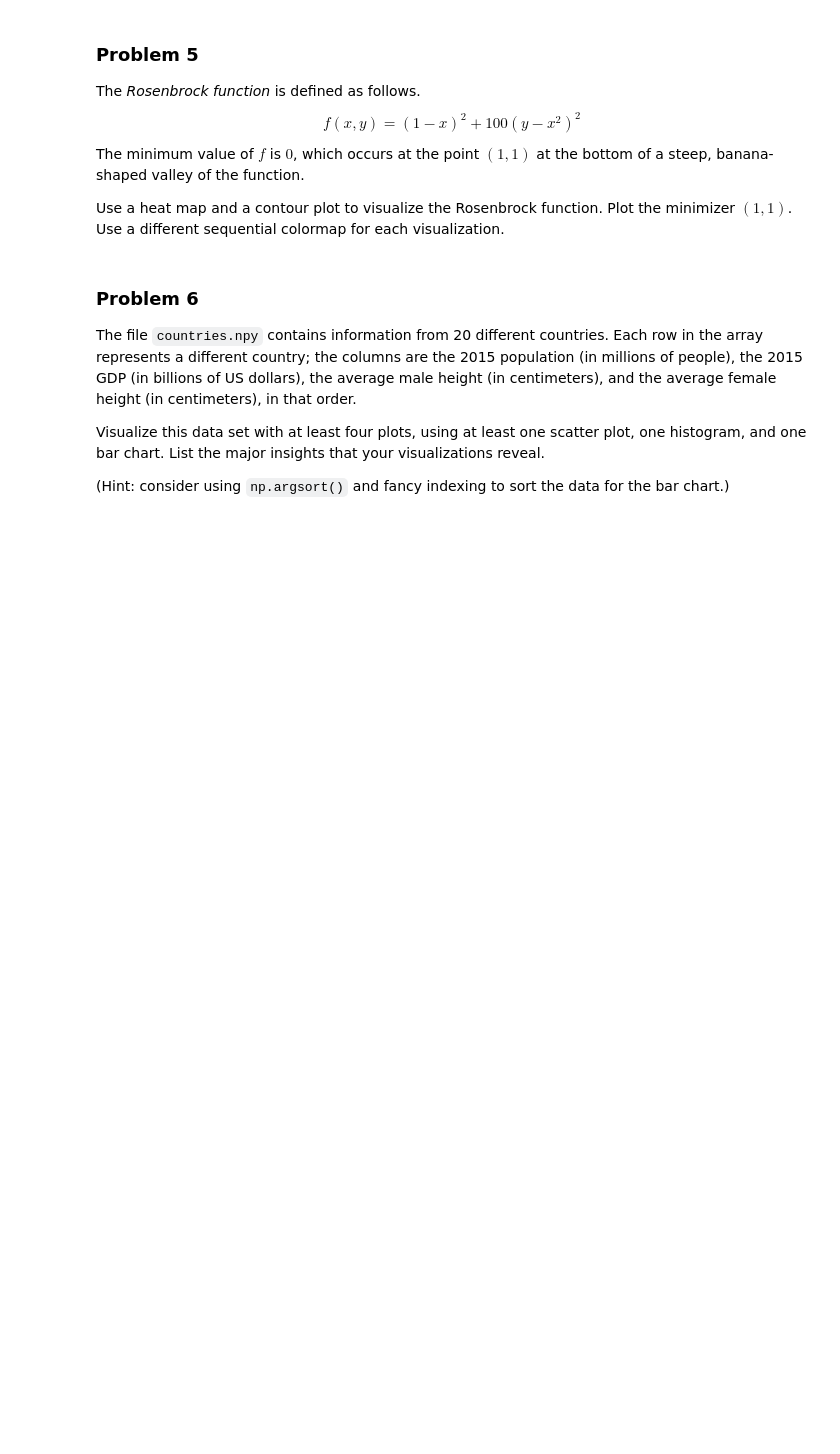
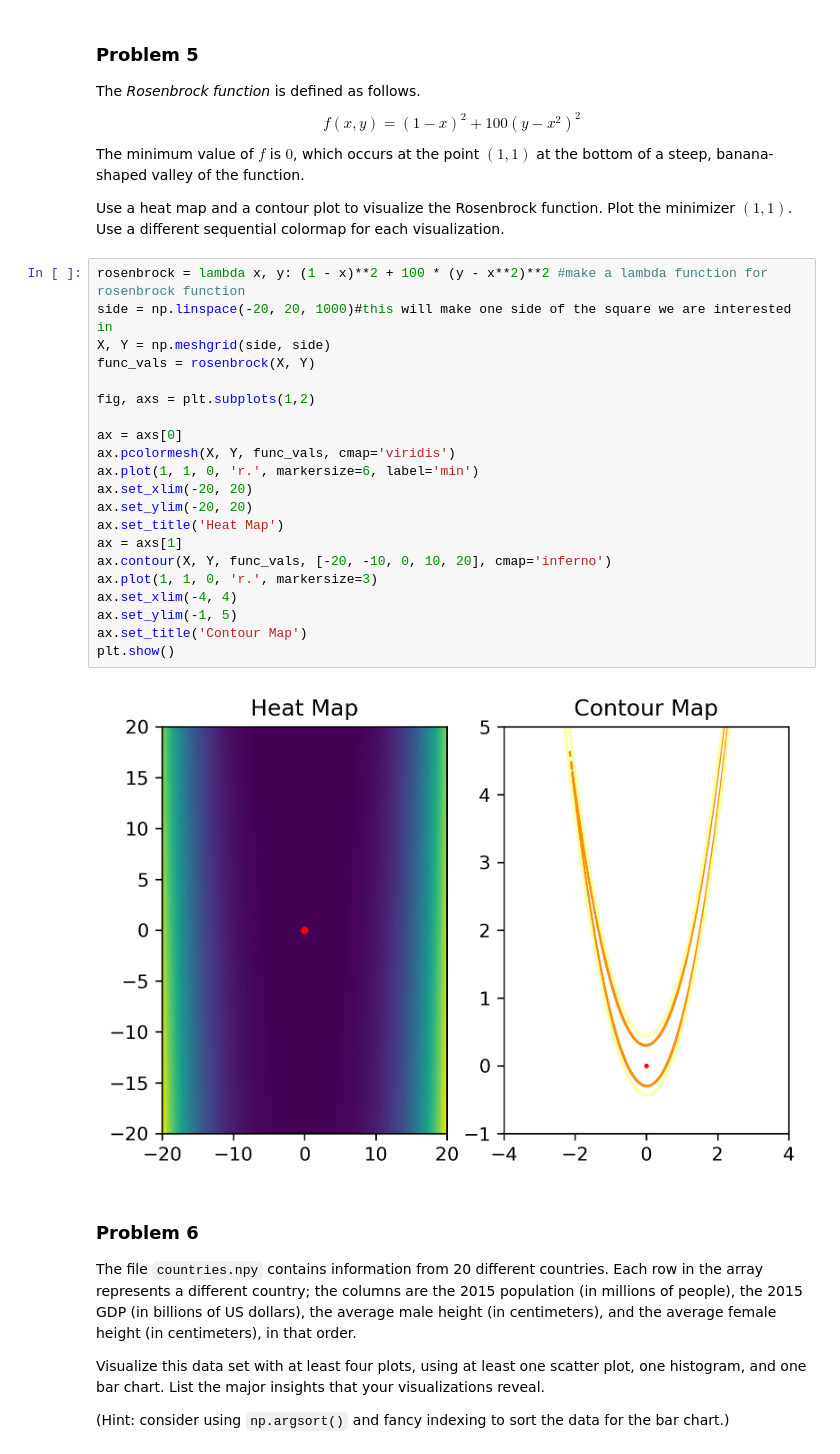
Before and after one commit to acjo/algorithims_optimization, a Jupyter notebook: DataVisualization/data_visualization.ipynb, the cells around one changed output. Cells and saved outputs as stored; diff of their text form; blank space fills up the shorter version.

```diff
--- a/DataVisualization/data_visualization.ipynb
+++ b/DataVisualization/data_visualization.ipynb
@@ -315,6 +318,29 @@ The minimum value of $f$ is $0$, which occurs at the point $(1, 1)$ at the botto
 Use a heat map and a contour plot to visualize the Rosenbrock function.
 Plot the minimizer $(1, 1)$.
 Use a different sequential colormap for each visualization.
+# %%
+rosenbrock = lambda x, y: (1 - x)**2 + 100 * (y - x**2)**2 #make a lambda function for rosenbrock function
+side = np.linspace(-20, 20, 1000)#this will make one side of the square we are interested in
+X, Y = np.meshgrid(side, side)
+func_vals = rosenbrock(X, Y)
+
+fig, axs = plt.subplots(1,2)
+
+ax = axs[0]
+ax.pcolormesh(X, Y, func_vals, cmap='viridis')
+ax.plot(1, 1, 0, 'r.', markersize=6, label='min')
+ax.set_xlim(-20, 20)
+ax.set_ylim(-20, 20)
+ax.set_title('Heat Map')
+ax = axs[1]
+ax.contour(X, Y, func_vals, [-20, -10, 0, 10, 20], cmap='inferno')
+ax.plot(1, 1, 0, 'r.', markersize=3)
+ax.set_xlim(-4, 4)
+ax.set_ylim(-1, 5)
+ax.set_title('Contour Map')
+plt.show()
+# %% [output]
+[figure, added]
 # %% [markdown]
 ### Problem 6
 
```
Also changed, not shown: parts of 1 cell of this notebook.
